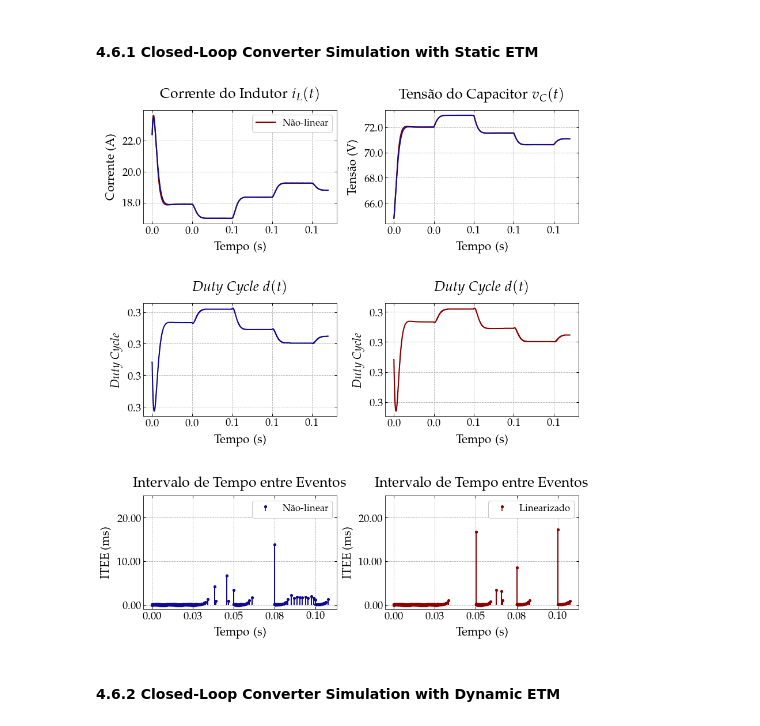
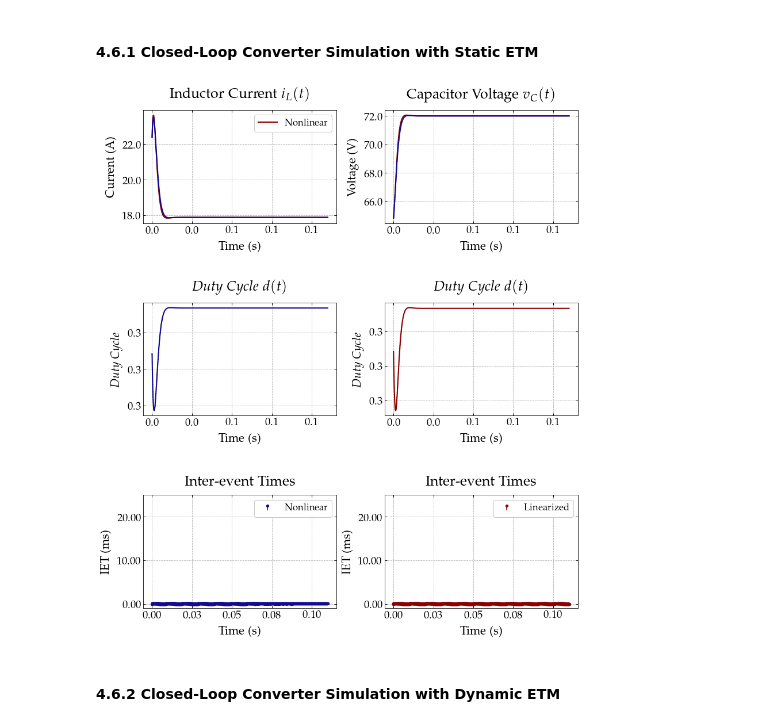
Before and after one commit to andel-vitorio/etc-for-dc-converters, a Jupyter notebook: notebooks/05 - ETC Boost Converter with CPL.ipynb, the cells around one changed output. Saved outputs shown, nothing was run; the diff lists cells and outputs as text; code cells hidden in the pictures.

```diff
--- a/notebooks/05 - ETC Boost Converter with CPL.ipynb
+++ b/notebooks/05 - ETC Boost Converter with CPL.ipynb
@@ -698,7 +698,7 @@ def simulate(converter, params, perturbation_signal_data=None, end_time=0.1, ste
       U=INPUT, X0=INITIAL_STATE, params=params,
   )
 # %%
-SCENARIO_TAG = 'S4'
+SCENARIO_TAG = 'S2'
 
 scenarios = {
     # Stable operation point, constant Pcpl
@@ -1554,7 +1554,7 @@ set_subplot(
     axs[0][0],
     t_setm_nl,
     y_setm_nl[0] + params['op']['iL'],
-    '', '', '',  label='Não-linear', line_color='#8b0000',
+    '', '', '',  label='Nonlinear', line_color='#8b0000',
     y_digits=1
 )
 
@@ -1562,9 +1562,9 @@ set_subplot(
     axs[0][0],
     t_setm_nl,
     y_setm_l[0] + params['op']['iL'],
-    'Tempo (s)',
-    'Corrente (A)',
-    'Corrente do Indutor $i_L(t)$',
+    'Time (s)',
+    'Current (A)',
+    'Inductor Current $i_L(t)$',
     y_digits=1
 )
 
@@ -1580,49 +1580,49 @@ set_subplot(
     axs[0][1],
     t_setm_nl,
     y_setm_l[1] + params['op']['vC'],
-    'Tempo (s)',
-    'Tensão (V)',
-    'Tensão do Capacitor $v_C(t)$',
+    'Time (s)',
+    'Voltage (V)',
+    'Capacitor Voltage $v_C(t)$',
     y_digits=1
 )
 
 set_subplot(
     axs[1][0],
     t_setm_nl[1:],
     y_setm_l[2][1:] + params['op']['d'],
-    'Tempo (s)',
+    'Time (s)',
     '$\it{Duty} \; \it{Cycle}$',
     '$\it{Duty} \; \it{Cycle}$ $d(t)$',
 )
 
 set_subplot(
     axs[1][1],
     t_setm_nl[1:],
     y_setm_nl[2][1:] + params['op']['d'],
-    'Tempo (s)',
+    'Time (s)',
     '$\it{Duty} \; \it{Cycle}$',
     '$\it{Duty} \; \it{Cycle}$  $d(t)$',
     line_color='#8b0000'
 )
 
 y_max = 0.02
 
 set_stem(axs[2][1], [et for et in et_setm_l],
          [1e3 * et for et in iet_setm_l],
-         xlabel='Tempo (s)', ylabel='ITEE (ms)', line_color='#8b0000',
-         title='Intervalo de Tempo entre Eventos', label='Linearizado', y_max=25., y_min=-1)
+         xlabel='Time (s)', ylabel='IET (ms)', line_color='#8b0000',
+         title='Inter-event Times', label='Linearized', y_max=25., y_min=-1)
 
 set_stem(axs[2][0], [et for et in et_setm_nl],
          [et * 1e3 for et in iet_setm_nl],
-         xlabel='Tempo (s)', ylabel='ITEE (ms)',
-         title='Intervalo de Tempo entre Eventos',
-         label='Não-linear', y_max=25., y_min=-1)
+         xlabel='Time (s)', ylabel='IET (ms)',
+         title='Inter-event Times',
+         label='Nonlinear', y_max=25., y_min=-1)
 
 
-path = f"/home/andel/Documentos/Mestrado/My Authorship Papers/cba2024-paper/figuras/Boost/{scenarios[SCENARIO_TAG]['tag']}_StaticETM_Results.eps"
+path = f"/home/andel/Documentos/Mestrado/My Authorship Papers/Microgid-Presentation_2/imagens/Boost/{scenarios[SCENARIO_TAG]['tag']}_StaticETM_Results.eps"
 plt.savefig(path, format='eps', bbox_inches='tight')
 # %% [output]
-[figure, old version]
+[figure, new version]
 # %% [markdown]
 #### 4.6.2 Closed-Loop Converter Simulation with Dynamic ETM
 # %%
```
Also changed, not shown: parts of 3 cells of this notebook, 2 other files.
